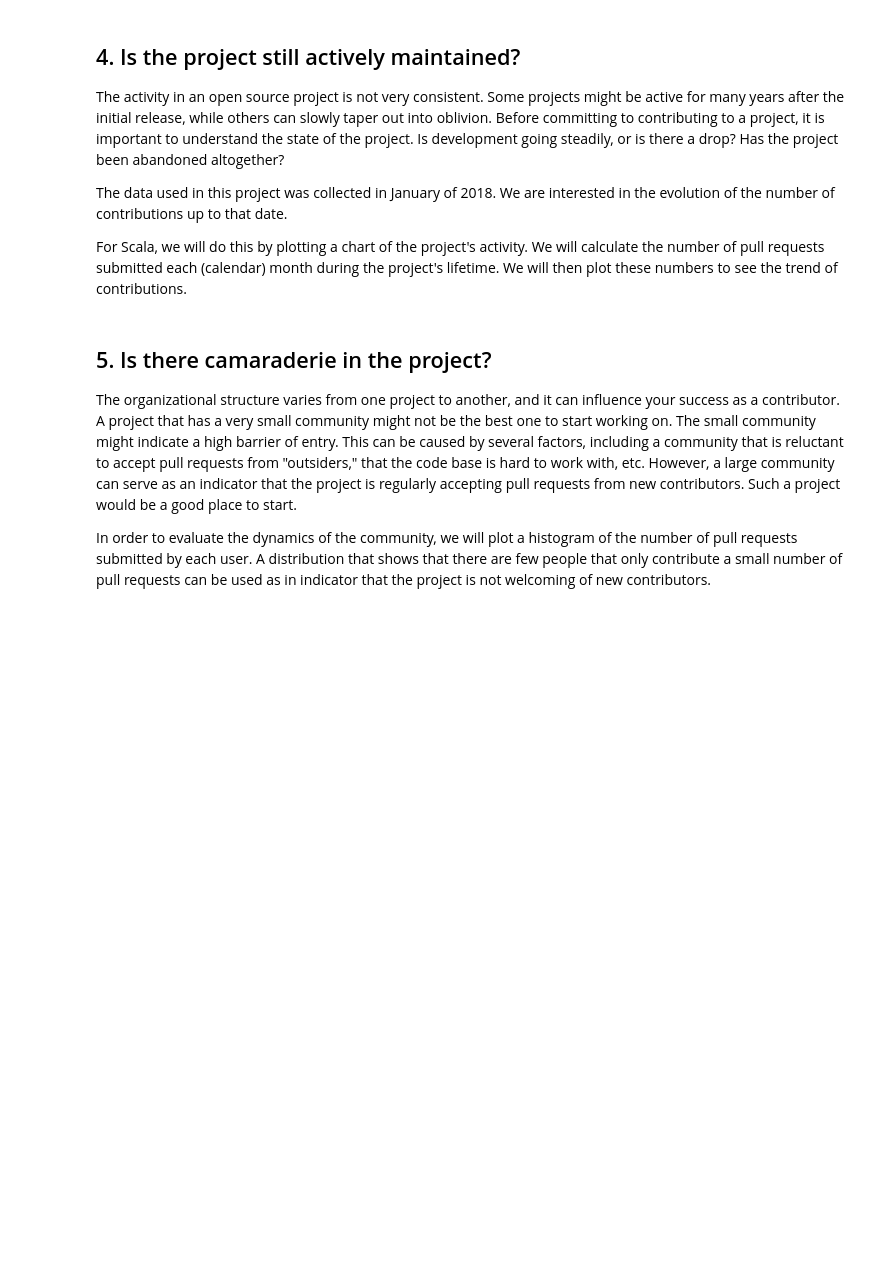
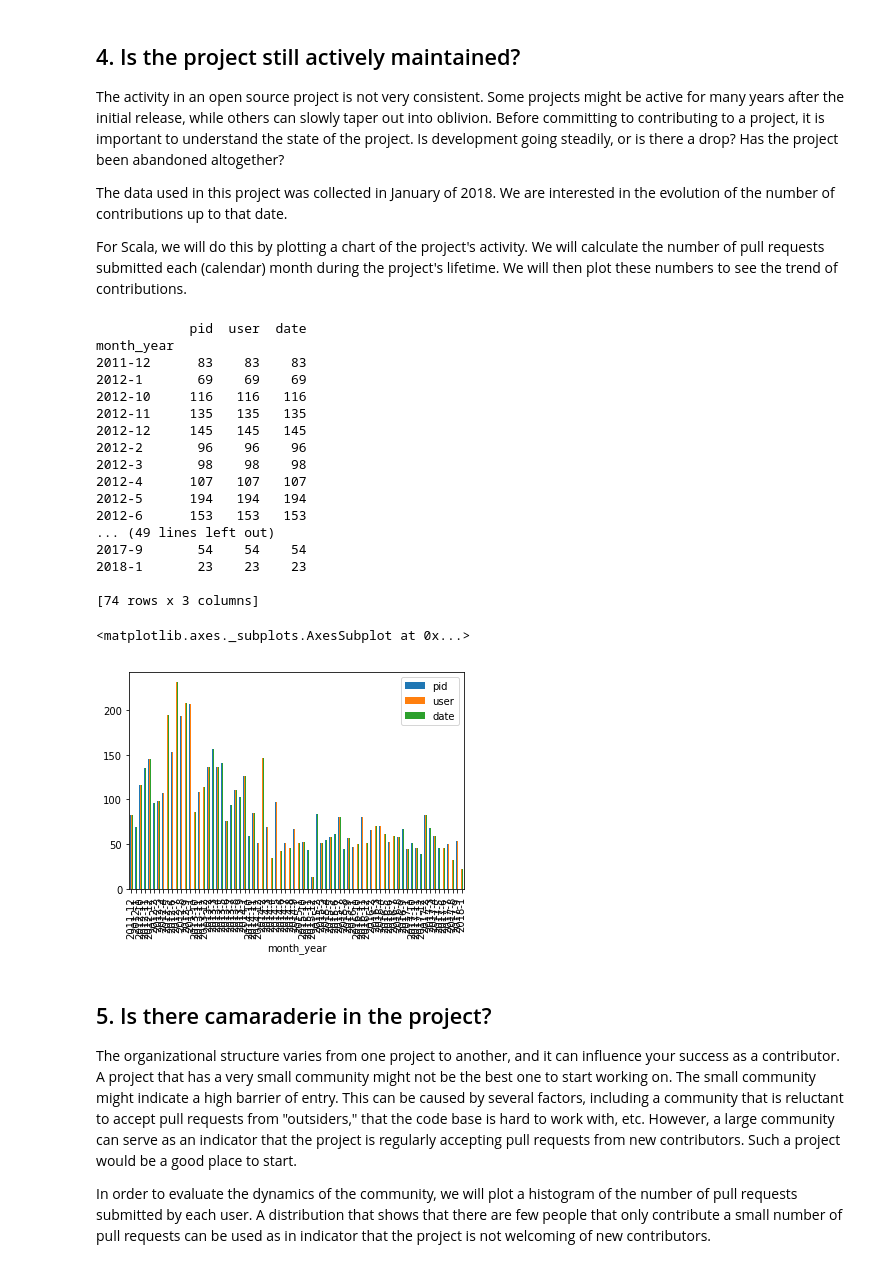
Before and after one commit to LeonVillanueva/MOOCs, a Jupyter notebook: Datacamp/The GitHub History of the Scala Language/notebook.ipynb, the cells around one changed output. Cells and saved outputs as stored; diff of their text form; code cells hidden in the pictures; blank space fills up the shorter version.

```diff
--- a/Datacamp/The GitHub History of the Scala Language/notebook.ipynb
+++ b/Datacamp/The GitHub History of the Scala Language/notebook.ipynb
@@ -36,15 +38,35 @@ data = pd.merge (pulls, pull_files, on='pid')
 # %%
 %matplotlib inline
 
 # Create a column that will store the month and the year, as a string
-m_y
-pulls['month_year'] = ...
+#m_y
+pulls['month_year'] = pulls.apply(lambda x: str(x['date'].year) + '-' + str(x['date'].month), axis = 1)
 
 # Group by month_year and count the pull requests
 counts = pulls.groupby('month_year').count()
-
+print(counts)
 # Plot the results
-# ... YOUR CODE FOR TASK 4 ...
+counts.plot.bar()
+# %% [output]
+            pid  user  date
+month_year
+2011-12      83    83    83
+2012-1       69    69    69
+2012-10     116   116   116
+2012-11     135   135   135
+2012-12     145   145   145
+2012-2       96    96    96
+2012-3       98    98    98
+2012-4      107   107   107
+2012-5      194   194   194
+2012-6      153   153   153
+... (49 lines left out)
+2017-9       54    54    54
+2018-1       23    23    23
+
+[74 rows x 3 columns]
+<matplotlib.axes._subplots.AxesSubplot at 0x...>
+[figure, added]
 # %% [markdown]
 ## 5. Is there camaraderie in the project?
 <p>The organizational structure varies from one project to another, and it can influence your success as a contributor. A project that has a very small community might not be the best one to start working on. The small community might indicate a high barrier of entry. This can be caused by several factors, including a community that is reluctant to accept pull requests from "outsiders," that the code base is hard to work with, etc. However, a large community can serve as an indicator that the project is regularly accepting pull requests from new contributors. Such a project would be a good place to start.</p>
```
Also changed, not shown: parts of 3 cells of this notebook.
